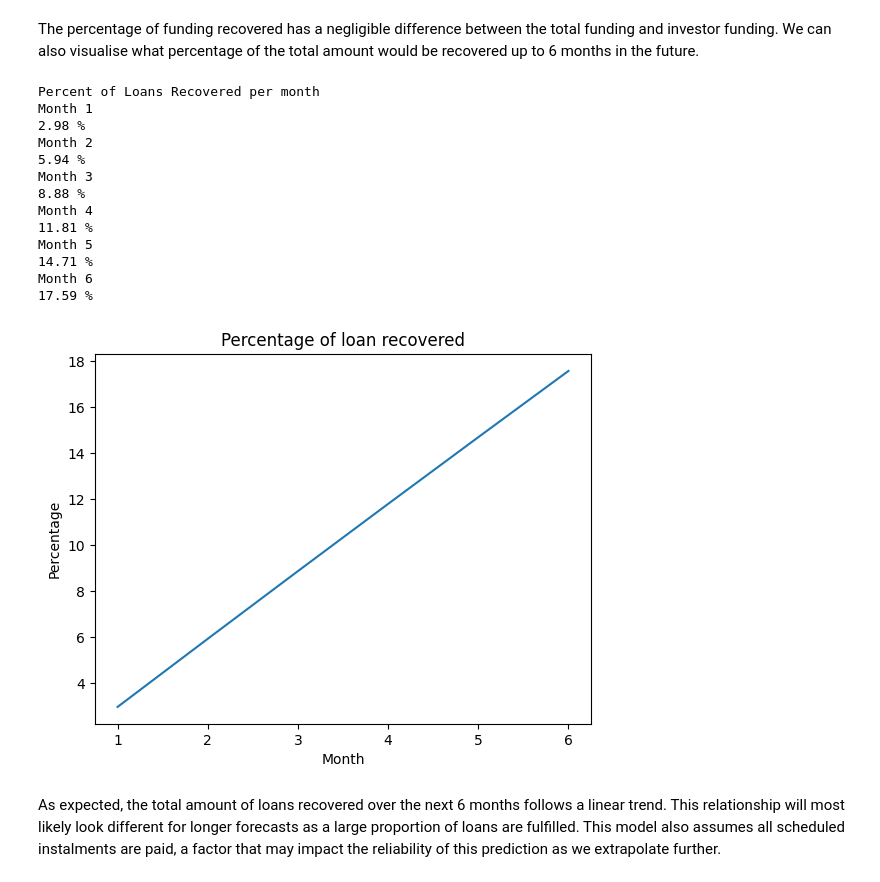
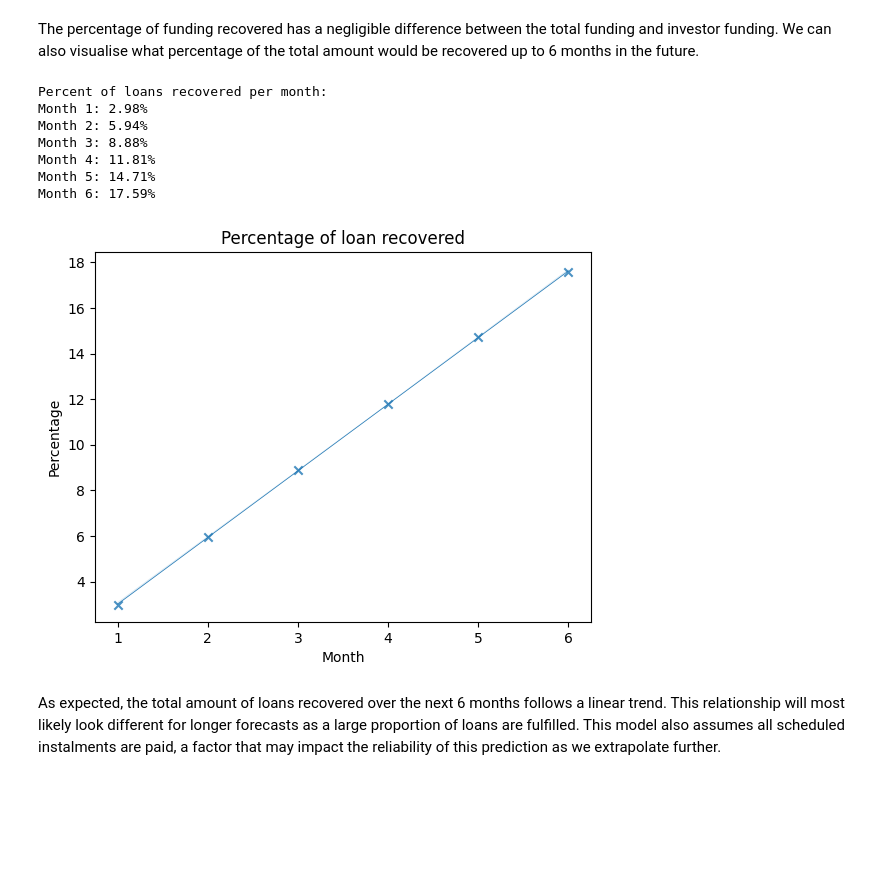
Before and after one commit to VargheseJaco/exploratory-data-analysis---customer-loans-in-finance, a Jupyter notebook: analysis.ipynb, the cells around one changed output. Saved outputs shown, nothing was run; the diff lists cells and outputs as text; code cells hidden in the pictures; blank space fills up the shorter version.

```diff
--- a/analysis.ipynb
+++ b/analysis.ipynb
@@ -49,34 +47,26 @@ Percentage of loans recovered vs investor funding:92.32075171371189%
 # %% [markdown]
 The percentage of funding recovered has a negligible difference between the total funding and investor funding. We can also visualise what percentage of the total amount would be recovered up to 6 months in the future.
 # %%
-print('Percent of Loans Recovered per month')
+print('Percent of loans recovered per month:')
 collection_pcent_dict = {}
 for i in range(1,7):
-    print('Month',i)
     collections_df = DataFrameInfo(df).total_recovered_over_period(i)
     collection_pcent = DataFrameInfo(collections_df).column_percentage('collections_over_period','loan_amount')
     collection_pcent_dict[i] = collection_pcent
-    print(round(collection_pcent,ndigits=2),'%')
-
-sns.lineplot(x= list(collection_pcent_dict.keys()), y=list(collection_pcent_dict.values()))
-pyplot.xlabel('Month')
-pyplot.ylabel('Percentage')
-pyplot.title('Percentage of loan recovered')
-pyplot.show()
+    print(f'Month {i}: {round(collection_pcent,ndigits=2)}%')
 # %% [output]
-Percent of Loans Recovered per month
-Month 1
-2.98 %
-Month 2
-5.94 %
-Month 3
-8.88 %
-Month 4
-11.81 %
-Month 5
-14.71 %
-Month 6
-17.59 %
+Percent of loans recovered per month:
+Month 1: 2.98%
+Month 2: 5.94%
+Month 3: 8.88%
+Month 4: 11.81%
+Month 5: 14.71%
+Month 6: 17.59%
-[figure, removed]
+# %%
+x= list(collection_pcent_dict.keys())
+y=list(collection_pcent_dict.values())
+Plotter(df).scatter_plot(x,y,xlab='Month',ylab='Percentage',title='Percentage of loan recovered')
+# %% [output]
+[figure, added]
 # %% [markdown]
 As expected, the total amount of loans recovered over the next 6 months follows a linear trend. This relationship will most likely look different for longer forecasts as a large proportion of loans are fulfilled. This model also assumes all scheduled instalments are paid, a factor that may impact the reliability of this prediction as we extrapolate further.
```
Also changed, not shown: parts of 1 cell of this notebook, 1 other file.
